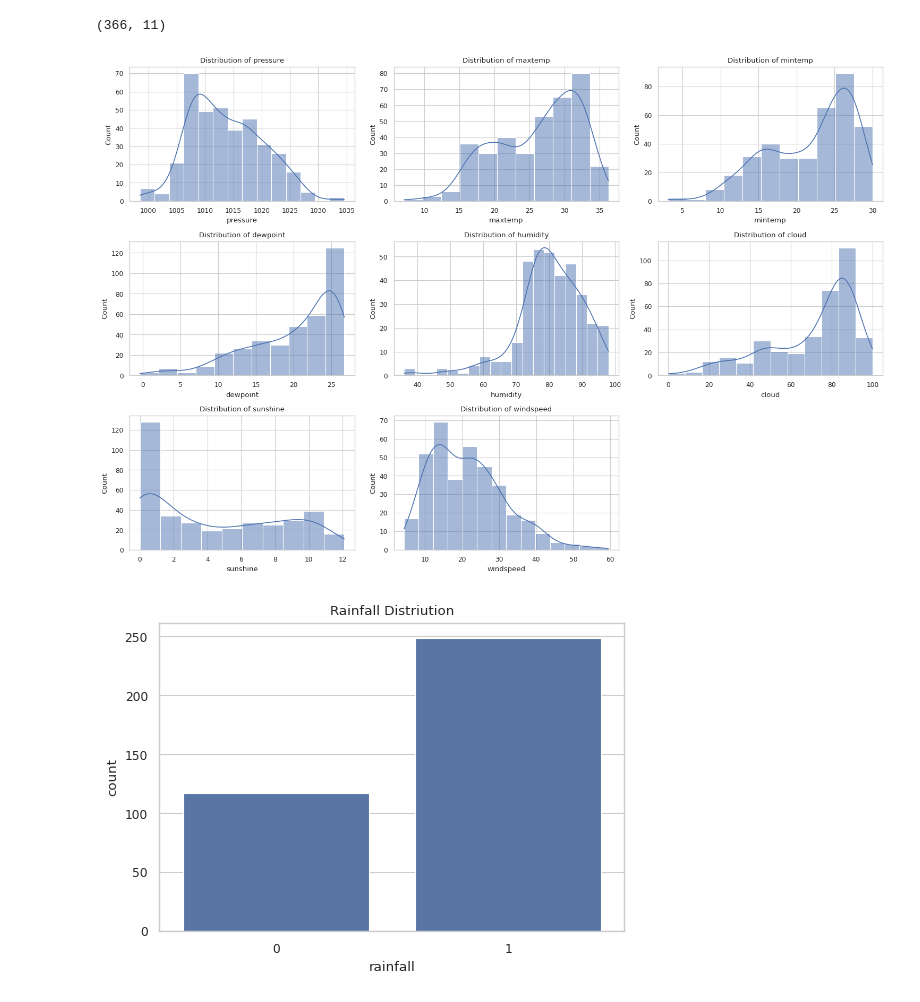
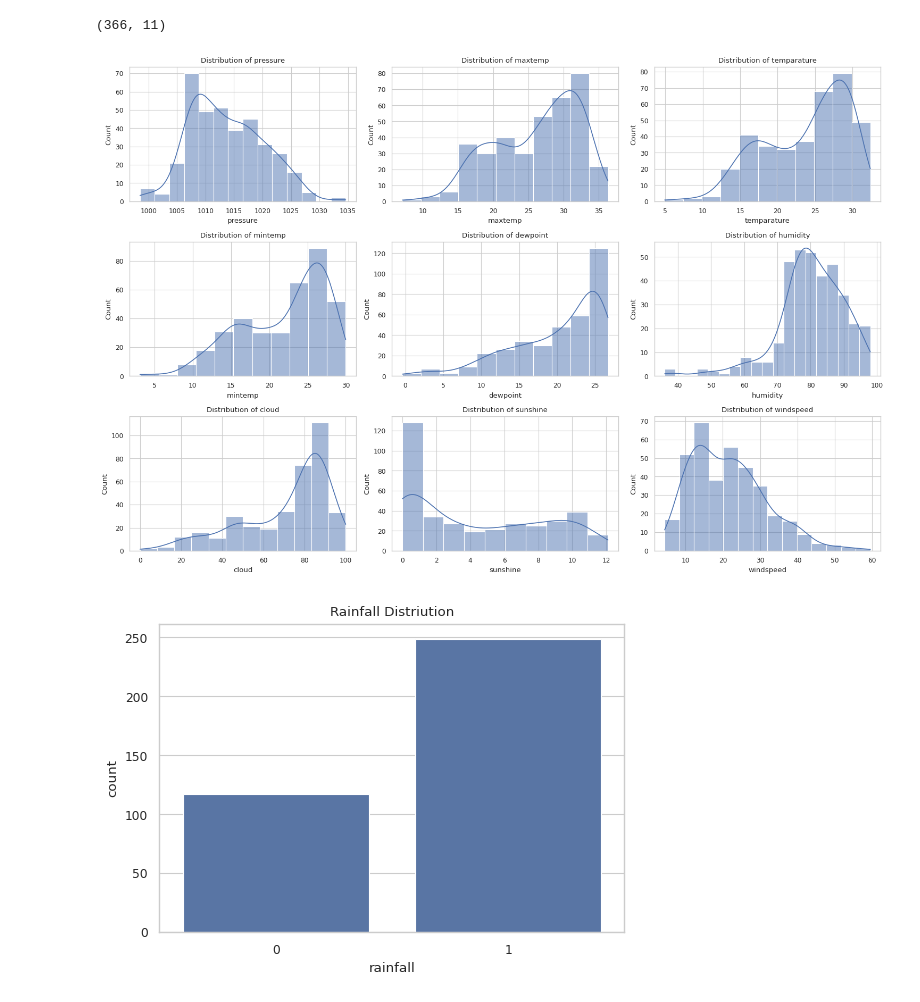
Before and after one commit to kamijoseph/Rainfall-Predictor, a Jupyter notebook: notebook/main.ipynb, the cells around one changed output. Saved outputs shown, nothing was run; the diff lists cells and outputs as text; code cells hidden in the pictures.

```diff
--- a/notebook/main.ipynb
+++ b/notebook/main.ipynb
@@ -264,17 +264,17 @@ data.shape
 (366, 11)
 # %%
 # plotting
-plot_columns = ["pressure", "maxtemp", "mintemp", "dewpoint", "humidity", "cloud", "sunshine", "windspeed"]
+plot_columns = ["pressure", "maxtemp", "temparature", "mintemp", "dewpoint", "humidity", "cloud", "sunshine", "windspeed"]
 
 plt.figure(figsize=(15, 10))
 for i, column in enumerate(plot_columns, 1):
     plt.subplot(3, 3, i)
     sns.histplot(data[column], kde=True)
     plt.title(f"Distribution of {column}")
 plt.tight_layout()
 plt.show()
 # %% [output]
-[figure, old version]
+[figure, new version]
 # %%
 # rainfall distribution
 plt.figure(figsize=(6, 4))
```
Also changed, not shown: parts of 4 cells of this notebook, 2 other files.
